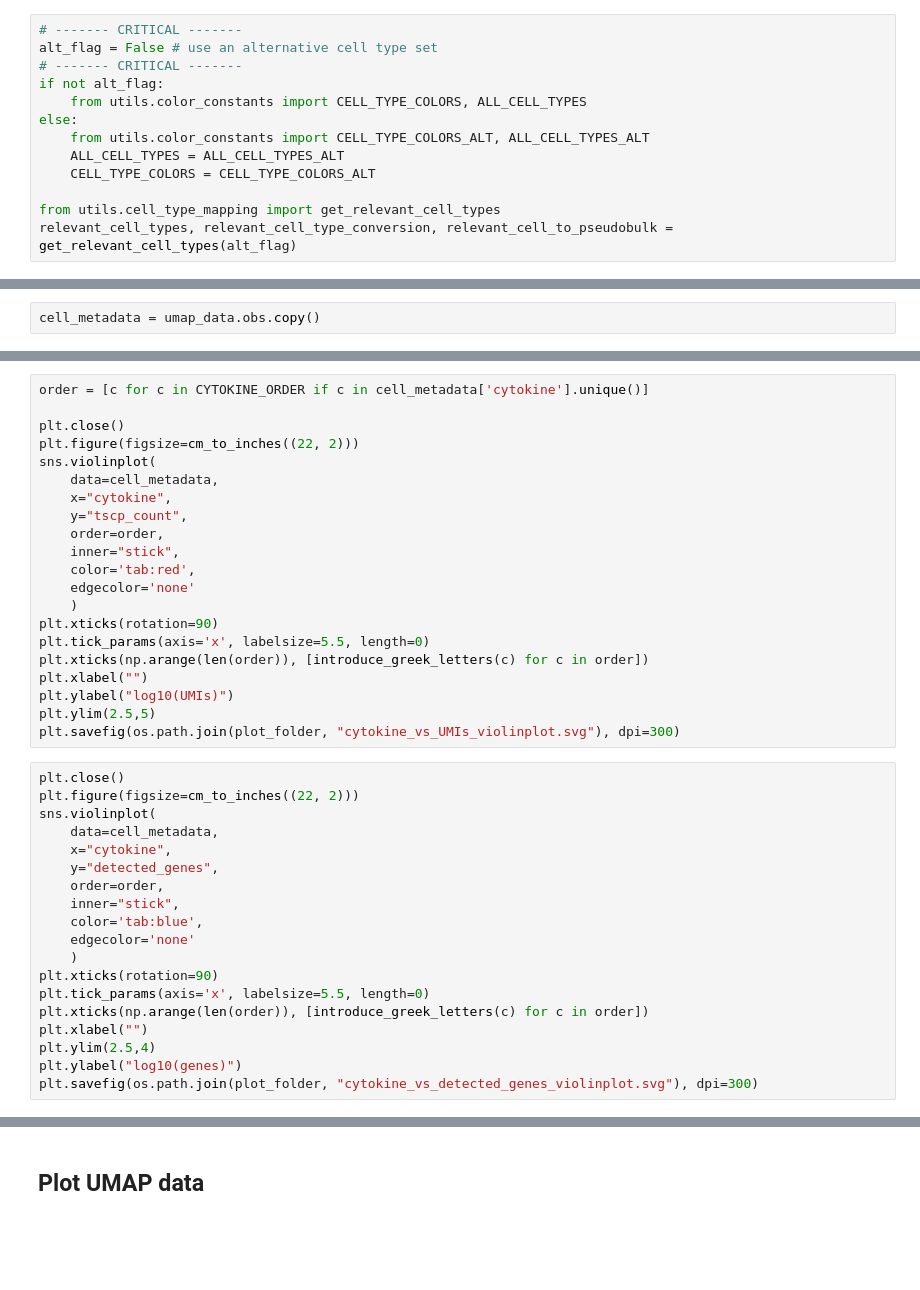
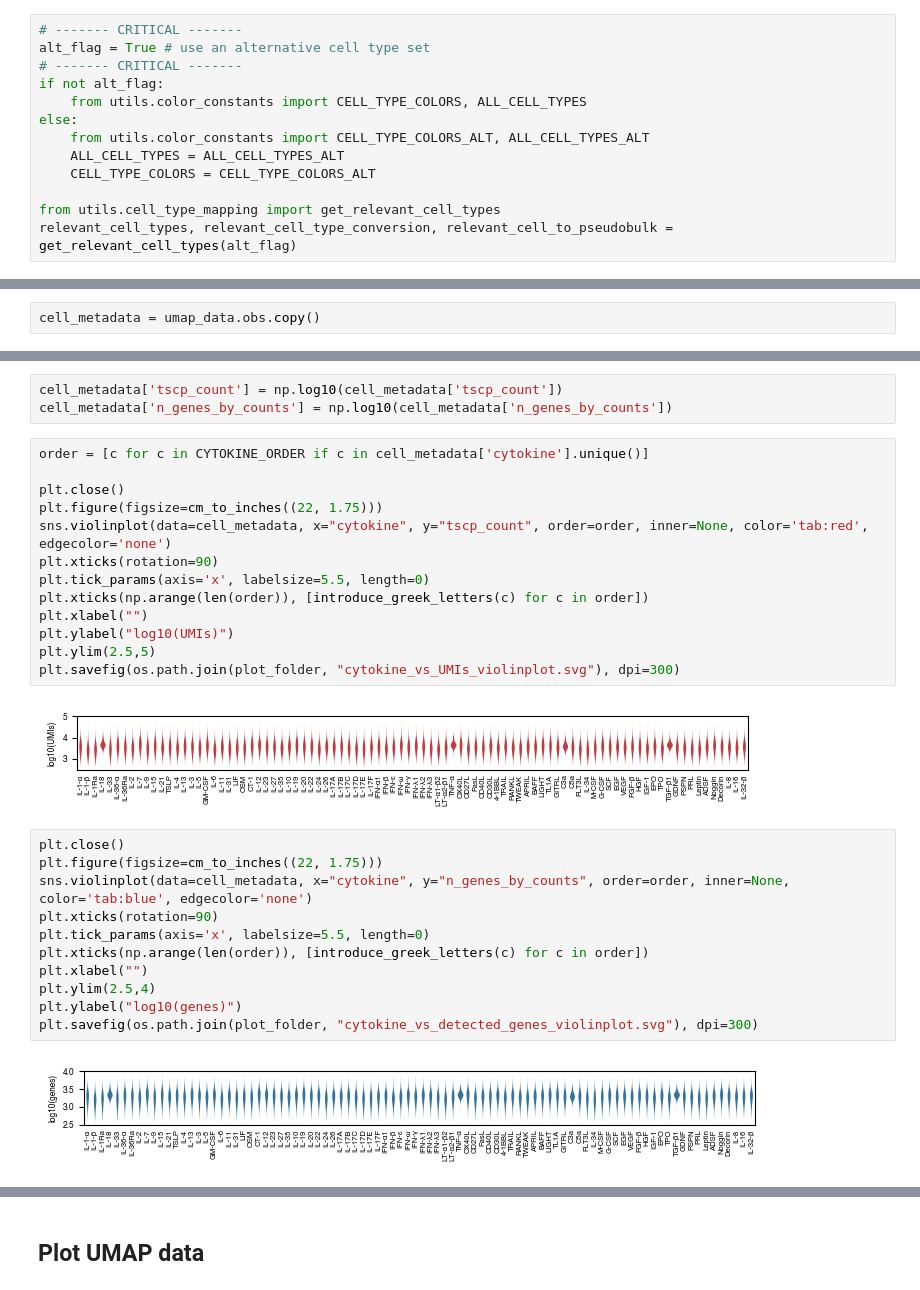
Before and after one commit to theislab/HumanCytokineDict, a Jupyter notebook: notebooks/figure_1_to_4/3_UMAP_analysis.ipynb, the cells around one changed output, grey strips where cells are left out. Saved outputs shown, nothing was run; the diff lists cells and outputs as text; blank space fills up the shorter version.

```diff
--- a/notebooks/figure_1_to_4/3_UMAP_analysis.ipynb
+++ b/notebooks/figure_1_to_4/3_UMAP_analysis.ipynb
@@ -15,7 +15,7 @@ plot_folder = "../../outputs/main_screen/plots/UMAP_inspection"
 os.makedirs(plot_folder, exist_ok=True)
 # %%
 # ------- CRITICAL -------
-alt_flag = False # use an alternative cell type set
+alt_flag = True # use an alternative cell type set
 # ------- CRITICAL -------
 if not alt_flag:
     from utils.color_constants import CELL_TYPE_COLORS, ALL_CELL_TYPES
@@ -125,36 +156,25 @@ cell_metadata = umap_data.obs.copy()
+# %%
+cell_metadata['tscp_count'] = np.log10(cell_metadata['tscp_count'])
+cell_metadata['n_genes_by_counts'] = np.log10(cell_metadata['n_genes_by_counts'])
 # %%
 order = [c for c in CYTOKINE_ORDER if c in cell_metadata['cytokine'].unique()]
 
 plt.close()
-plt.figure(figsize=cm_to_inches((22, 2)))
-sns.violinplot(
-    data=cell_metadata,
-    x="cytokine",
-    y="tscp_count",
-    order=order,
-    inner="stick",
-    color='tab:red',
-    edgecolor='none'
-    )
+plt.figure(figsize=cm_to_inches((22, 1.75)))
+sns.violinplot(data=cell_metadata, x="cytokine", y="tscp_count", order=order, inner=None, color='tab:red', edgecolor='none')
 plt.xticks(rotation=90)
 plt.tick_params(axis='x', labelsize=5.5, length=0)
 plt.xticks(np.arange(len(order)), [introduce_greek_letters(c) for c in order])
 plt.xlabel("")
 plt.ylabel("log10(UMIs)")
 plt.ylim(2.5,5)
 plt.savefig(os.path.join(plot_folder, "cytokine_vs_UMIs_violinplot.svg"), dpi=300)
+# %% [output]
+[figure, added]
 # %%
 plt.close()
-plt.figure(figsize=cm_to_inches((22, 2)))
-sns.violinplot(
-    data=cell_metadata,
-    x="cytokine",
-    y="detected_genes",
-    order=order,
-    inner="stick",
-    color='tab:blue',
-    edgecolor='none'
-    )
+plt.figure(figsize=cm_to_inches((22, 1.75)))
+sns.violinplot(data=cell_metadata, x="cytokine", y="n_genes_by_counts", order=order, inner=None, color='tab:blue', edgecolor='none')
 plt.xticks(rotation=90)
 plt.tick_params(axis='x', labelsize=5.5, length=0)
 plt.xticks(np.arange(len(order)), [introduce_greek_letters(c) for c in order])
@@ -162,5 +182,7 @@ plt.xlabel("")
 plt.ylim(2.5,4)
 plt.ylabel("log10(genes)")
 plt.savefig(os.path.join(plot_folder, "cytokine_vs_detected_genes_violinplot.svg"), dpi=300)
+# %% [output]
+[figure, added]
 # %%
 plt.close()
```
Also changed, not shown: parts of 8 cells of this notebook, 16 other files.
